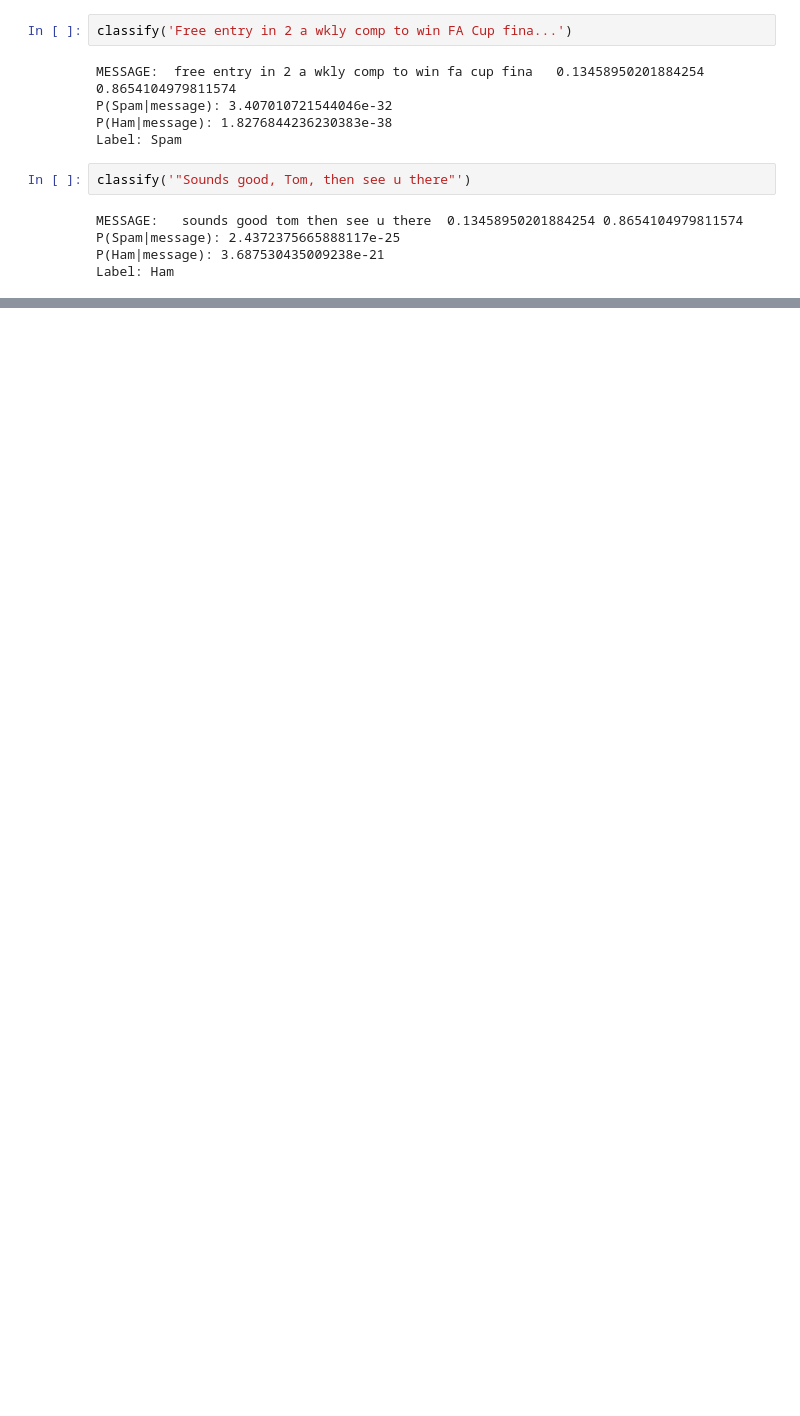
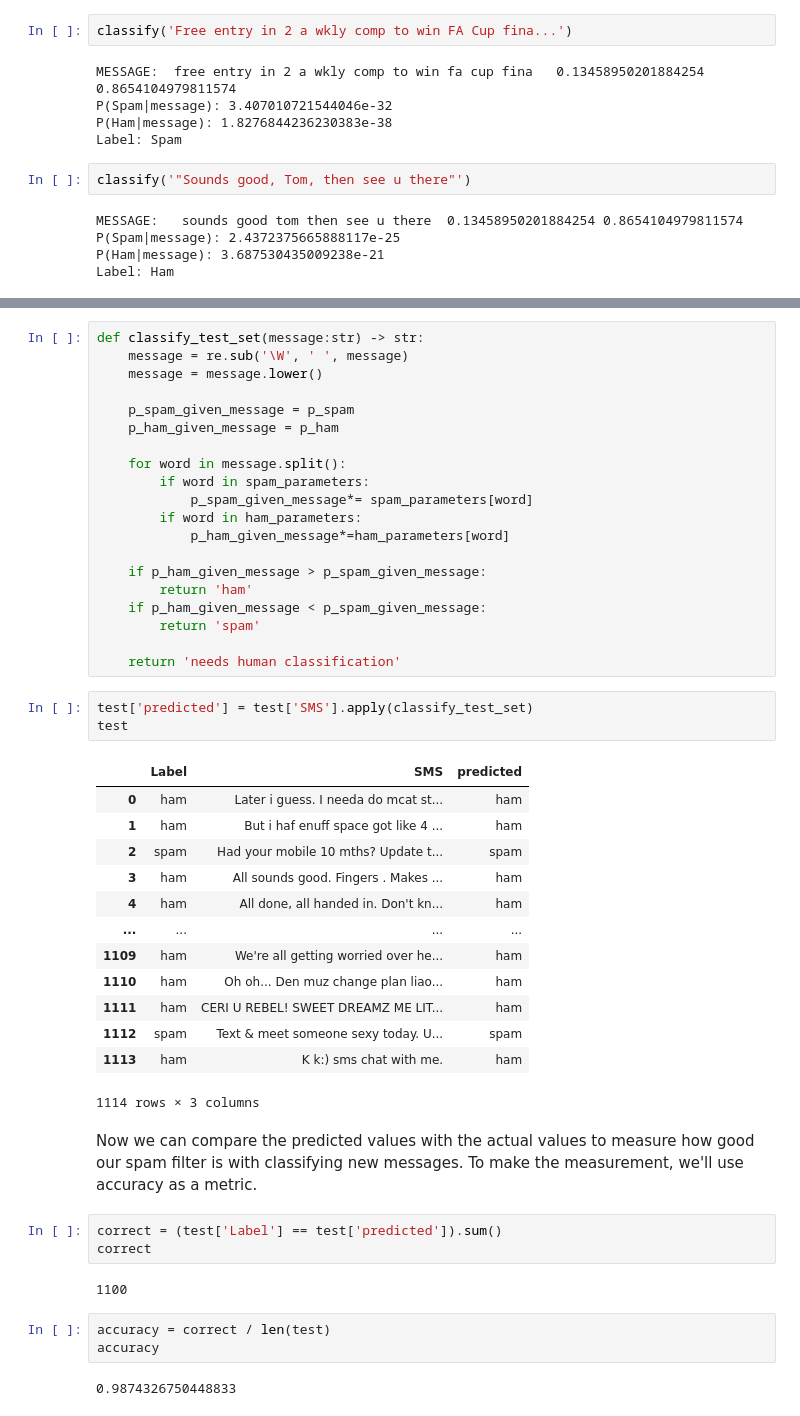
Before and after one commit to aguirredaniel/dataquest-projects, a Jupyter notebook: Building-a-spam-filter-with-naive-bayes/basic.ipynb, the cells around one changed output, grey strips where cells are left out. Drawn from its saved outputs; the diff is of its cells as text; blank space fills up the shorter version.

Commit message:
9. Measuring the Spam Filter's Accuracy

```diff
--- a/Building-a-spam-filter-with-naive-bayes/basic.ipynb
+++ b/Building-a-spam-filter-with-naive-bayes/basic.ipynb
@@ -303,0 +315,49 @@ Label: Ham
+# %%
+def classify_test_set(message:str) -> str:
+    message = re.sub('\W', ' ', message)
+    message = message.lower()
+
+    p_spam_given_message = p_spam
+    p_ham_given_message = p_ham
+
+    for word in message.split():
+        if word in spam_parameters:
+            p_spam_given_message*= spam_parameters[word]
+        if word in ham_parameters:
+            p_ham_given_message*=ham_parameters[word]
+
+    if p_ham_given_message > p_spam_given_message:
+        return 'ham'
+    if p_ham_given_message < p_spam_given_message:
+        return 'spam'
+
+    return 'needs human classification'
+# %%
+test['predicted'] = test['SMS'].apply(classify_test_set)
+test
+# %% [output]
+|  | Label | SMS | predicted |
+| 0 | ham | Later i guess. I needa do mcat st... | ham |
+| 1 | ham | But i haf enuff space got like 4 ... | ham |
+| 2 | spam | Had your mobile 10 mths? Update t... | spam |
+| 3 | ham | All sounds good. Fingers . Makes ... | ham |
+| 4 | ham | All done, all handed in. Don't kn... | ham |
+| ... | ... | ... | ... |
+| 1109 | ham | We're all getting worried over he... | ham |
+| 1110 | ham | Oh oh... Den muz change plan liao... | ham |
+| 1111 | ham | CERI U REBEL! SWEET DREAMZ ME LIT... | ham |
+| 1112 | spam | Text & meet someone sexy today. U... | spam |
+| 1113 | ham | K k:) sms chat with me. | ham |
+1114 rows × 3 columns
+# %% [markdown]
+Now we can compare the predicted values with the actual values to measure how good our spam filter is with classifying new messages. To make the measurement, we'll use accuracy as a metric.
+# %%
+correct = (test['Label'] == test['predicted']).sum()
+correct
+# %% [output]
+1100
+# %%
+accuracy = correct / len(test)
+accuracy
+# %% [output]
+0.9874326750448833
```
Also changed, not shown: parts of 4 cells of this notebook.
